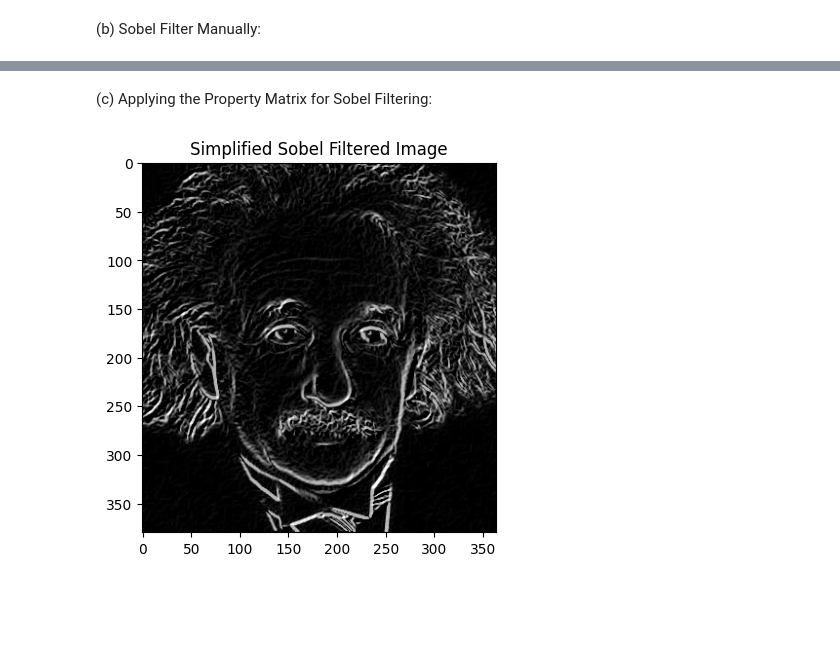
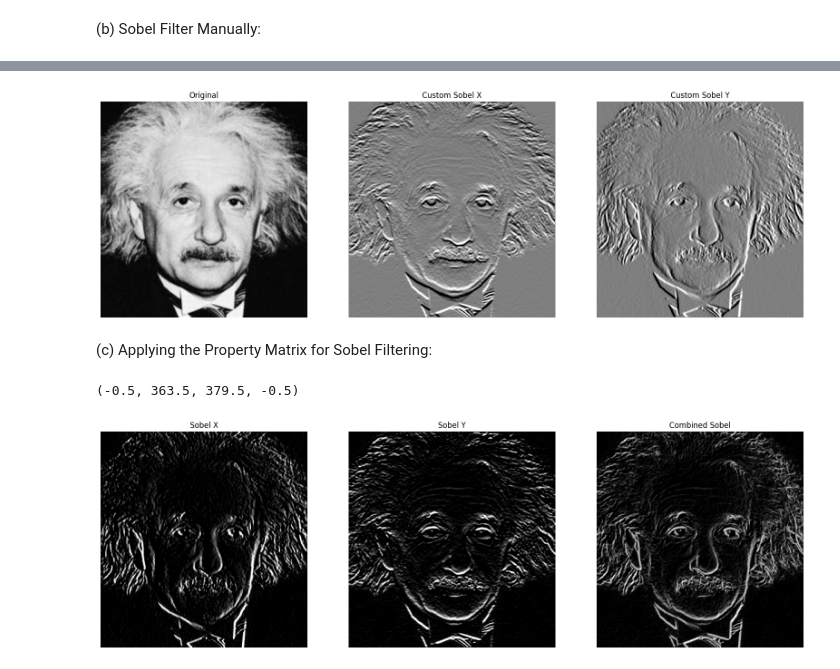
Before and after one commit to SamudraUduwaka/Intensity-Transformations-and-Neighborhood-Filtering, a Jupyter notebook: task7.ipynb, the cells around one changed output, grey strips where cells are left out. Saved outputs shown, nothing was run; the diff lists cells and outputs as text; code cells hidden in the pictures; blank space fills up the shorter version.

```diff
--- a/task7.ipynb
+++ b/task7.ipynb
@@ -55,19 +54,89 @@ plt.show()
+# %%
+import numpy as np
+import matplotlib.pyplot as plt
+
+# Custom Sobel filter kernels
+sobel_x_custom_kernel = np.array([[1, 2, 1],
+                                  [0, 0, 0],
+                                  [-1, -2, -1]])
+
+sobel_y_custom_kernel = np.array([[1, 0, -1],
+                                  [2, 0, -2],
+                                  [1, 0, -1]])
+
+# Function to apply the custom Sobel filter
+def apply_custom_sobel(image, kernel):
+    M, N = image.shape
+    filtered_image = np.zeros((M, N), dtype=np.float64)
+
+    # Apply the kernel filter (convolution)
+    for i in range(1, M-1):
+        for j in range(1, N-1):
+            window = image[i-1:i+2, j-1:j+2]  # 3x3 neighborhood
+            filtered_value = np.sum(window * kernel)  # Convolution operation
+            filtered_image[i, j] = filtered_value
+
+    return filtered_image
+
+# Load the Einstein image (make sure to have the correct grayscale image loaded)
+# Let's assume 'einstein' is a grayscale image as a numpy array (shape: MxN)
+M, N = image.shape
+final_image = image.astype(np.float64)
+
+# Apply custom Sobel filters
+sobel_x_custom = apply_custom_sobel(final_image, sobel_x_custom_kernel)
+sobel_y_custom = apply_custom_sobel(final_image, sobel_y_custom_kernel)
+
+# Clipping values to the valid range [-255, 255] and normalizing to [0, 255]
+sobel_x_custom = np.clip(sobel_x_custom, -255, 255)
+sobel_y_custom = np.clip(sobel_y_custom, -255, 255)
+
+sobel_image_x_custom = np.uint8(255 * (sobel_x_custom + 255) / 510)
+sobel_image_y_custom = np.uint8(255 * (sobel_y_custom + 255) / 510)
+
+# Plot the original and the Sobel-filtered images
+fig, axes = plt.subplots(1, 3, figsize=(20, 10))
+axes[0].imshow(final_image, cmap='gray', vmin=0, vmax=255)
+axes[0].set_title('Original')
+axes[0].axis(False)
+
+axes[1].imshow(sobel_image_x_custom, cmap='gray')
+axes[1].set_title('Custom Sobel X')
+axes[1].axis(False)
+
+axes[2].imshow(sobel_image_y_custom, cmap='gray')
+axes[2].set_title('Custom Sobel Y')
+axes[2].axis(False)
+
+plt.show()
+# %% [output]
+[figure, added]
 # %% [markdown]
 (c) Applying the Property Matrix for Sobel Filtering:
 # %%
 # Apply the simplified Sobel filter using the property matrix
 sobel_x_simple = np.array([[1], [2], [1]]) * np.array([[1, 0, -1]])
 
 # Apply convolution with the simplified kernels
 sobel_x_filtered = cv2.filter2D(image, -1, sobel_x_simple)
 sobel_y_filtered = cv2.filter2D(image, -1, sobel_x.T)  # Use the transpose of sobel_x for vertical filtering
 
 # Combine the results
 sobel_combined_simple = cv2.magnitude(sobel_x_filtered.astype(np.float32), sobel_y_filtered.astype(np.float32))
 
-# Display the result
-plt.imshow(sobel_combined_simple, cmap='gray')
-plt.title('Simplified Sobel Filtered Image')
-plt.show()
+# Plot the original and the Sobel-filtered images
+fig, axes = plt.subplots(1, 3, figsize=(20, 10))
+axes[0].imshow(sobel_x_filtered, cmap='gray', vmin=0, vmax=255)
+axes[0].set_title('Sobel X')
+axes[0].axis(False)
+
+axes[1].imshow(sobel_y_filtered, cmap='gray')
+axes[1].set_title('Sobel Y')
+axes[1].axis(False)
+
+axes[2].imshow(sobel_combined_simple, cmap='gray')
+axes[2].set_title('Combined Sobel')
+axes[2].axis(False)
 # %% [output]
+(-0.5, 363.5, 379.5, -0.5)
-[figure, old version]
+[figure, new version]
```
Also changed, not shown: parts of 2 cells of this notebook, 3 other files.
